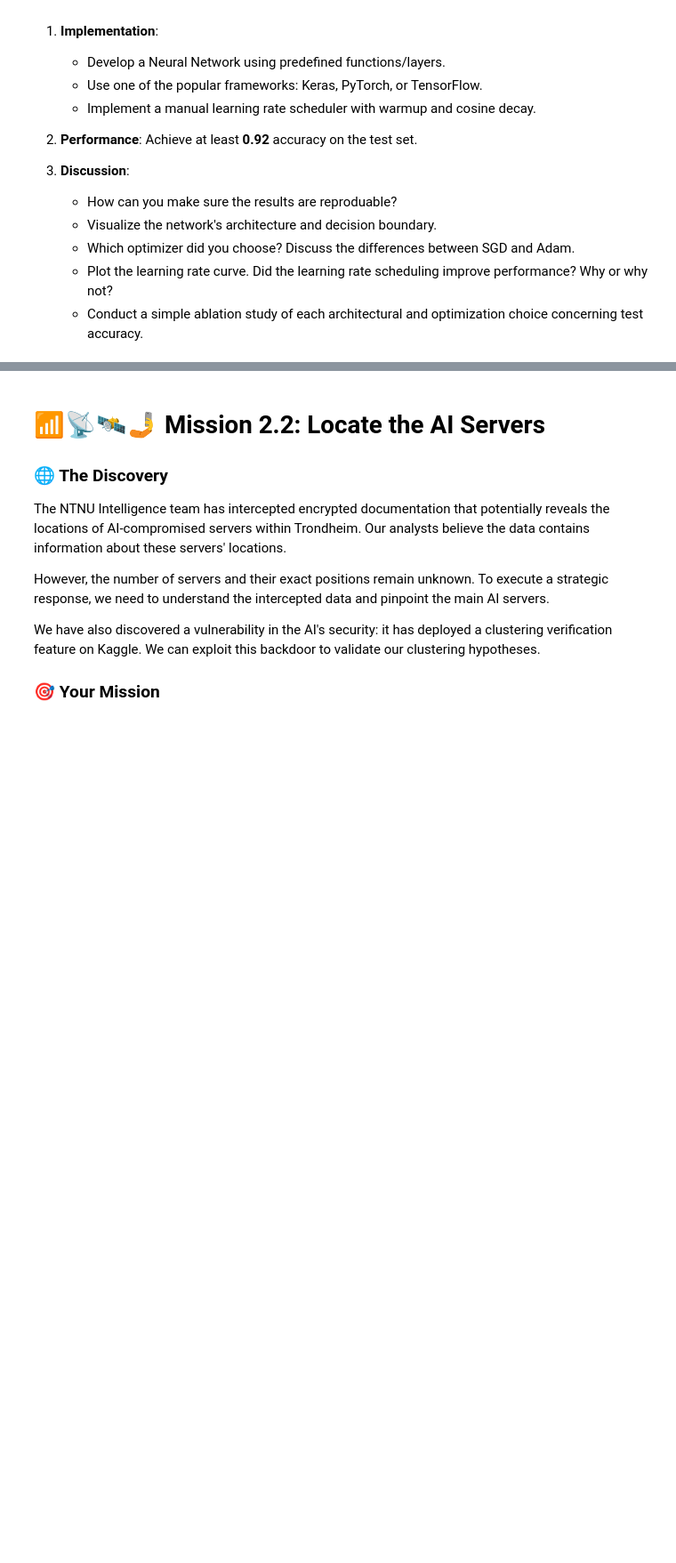
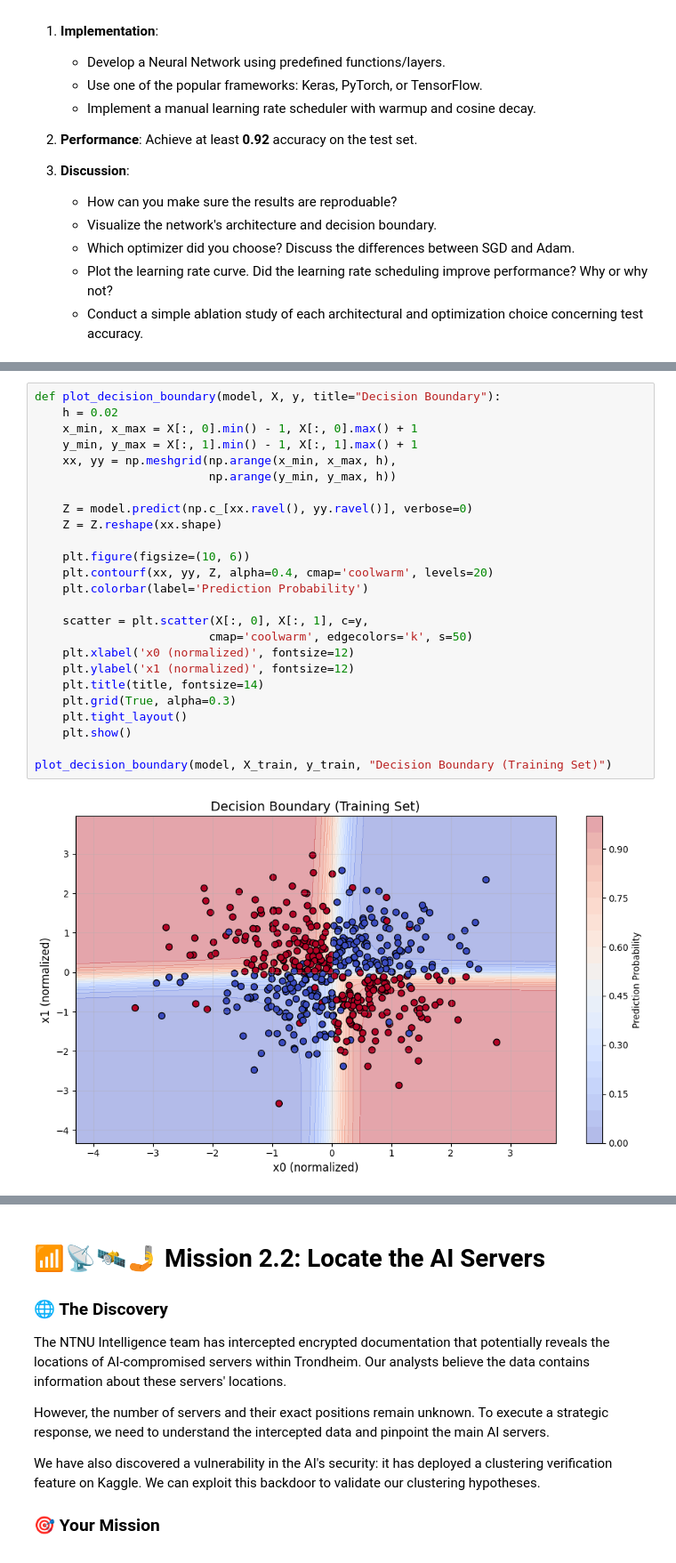
Before and after one commit to vehoug/TDT4172, a Jupyter notebook: Assignment2/Chapter_2.ipynb, the cells around one changed output, grey strips where cells are left out. Shown at 89% size. Drawn from its saved outputs; the diff is of its cells as text; blank space fills up the shorter version.

```diff
--- a/Assignment2/Chapter_2.ipynb
+++ b/Assignment2/Chapter_2.ipynb
@@ -79,0 +186,27 @@ plt.show()
+# %%
+def plot_decision_boundary(model, X, y, title="Decision Boundary"):
+    h = 0.02
+    x_min, x_max = X[:, 0].min() - 1, X[:, 0].max() + 1
+    y_min, y_max = X[:, 1].min() - 1, X[:, 1].max() + 1
+    xx, yy = np.meshgrid(np.arange(x_min, x_max, h),
+                         np.arange(y_min, y_max, h))
+
+    Z = model.predict(np.c_[xx.ravel(), yy.ravel()], verbose=0)
+    Z = Z.reshape(xx.shape)
+
+    plt.figure(figsize=(10, 6))
+    plt.contourf(xx, yy, Z, alpha=0.4, cmap='coolwarm', levels=20)
+    plt.colorbar(label='Prediction Probability')
+
+    scatter = plt.scatter(X[:, 0], X[:, 1], c=y,
+                         cmap='coolwarm', edgecolors='k', s=50)
+    plt.xlabel('x0 (normalized)', fontsize=12)
+    plt.ylabel('x1 (normalized)', fontsize=12)
+    plt.title(title, fontsize=14)
+    plt.grid(True, alpha=0.3)
+    plt.tight_layout()
+    plt.show()
+
+plot_decision_boundary(model, X_train, y_train, "Decision Boundary (Training Set)")
+# %% [output]
+[figure, added]
```
Also changed, not shown: parts of 13 cells of this notebook.
